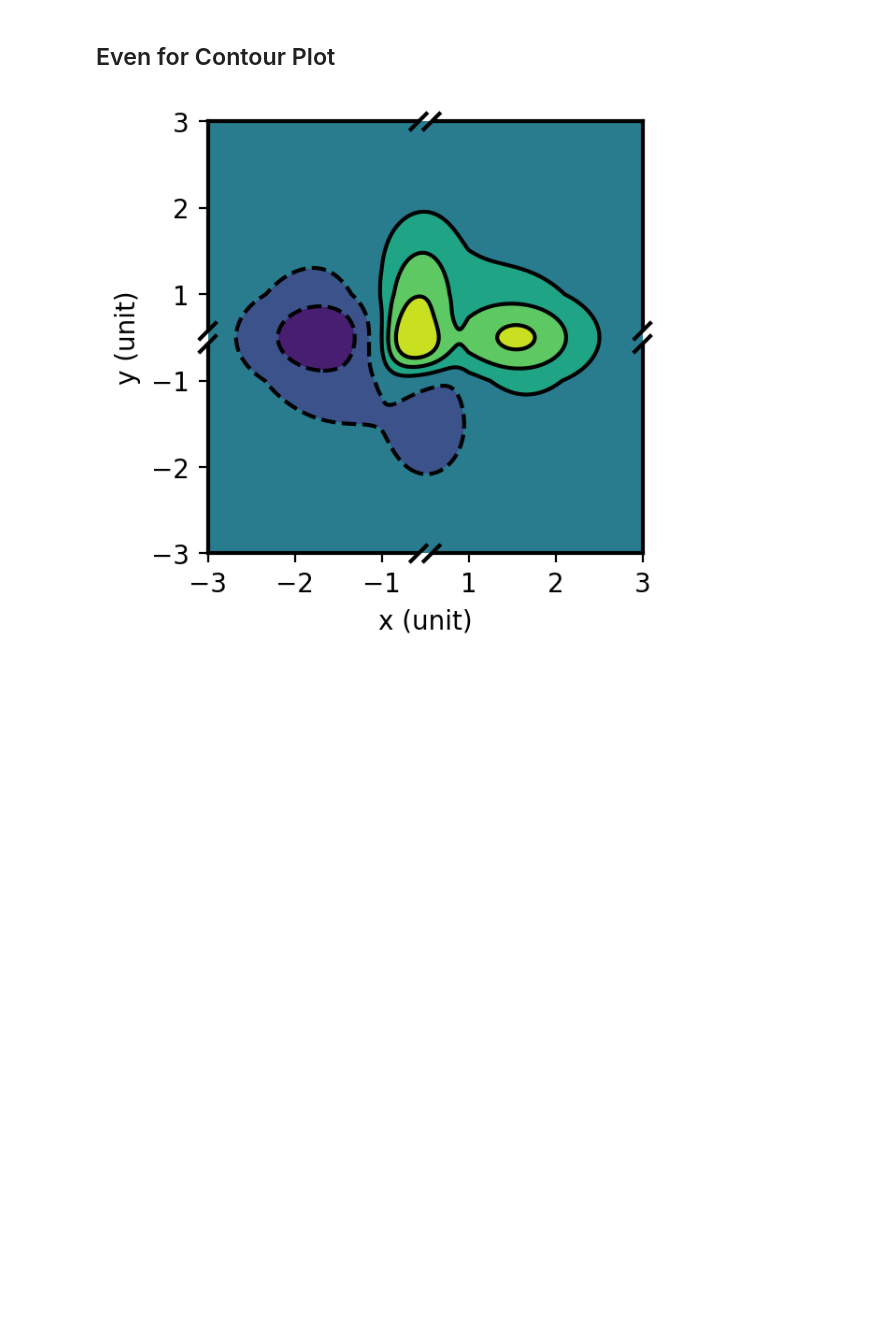
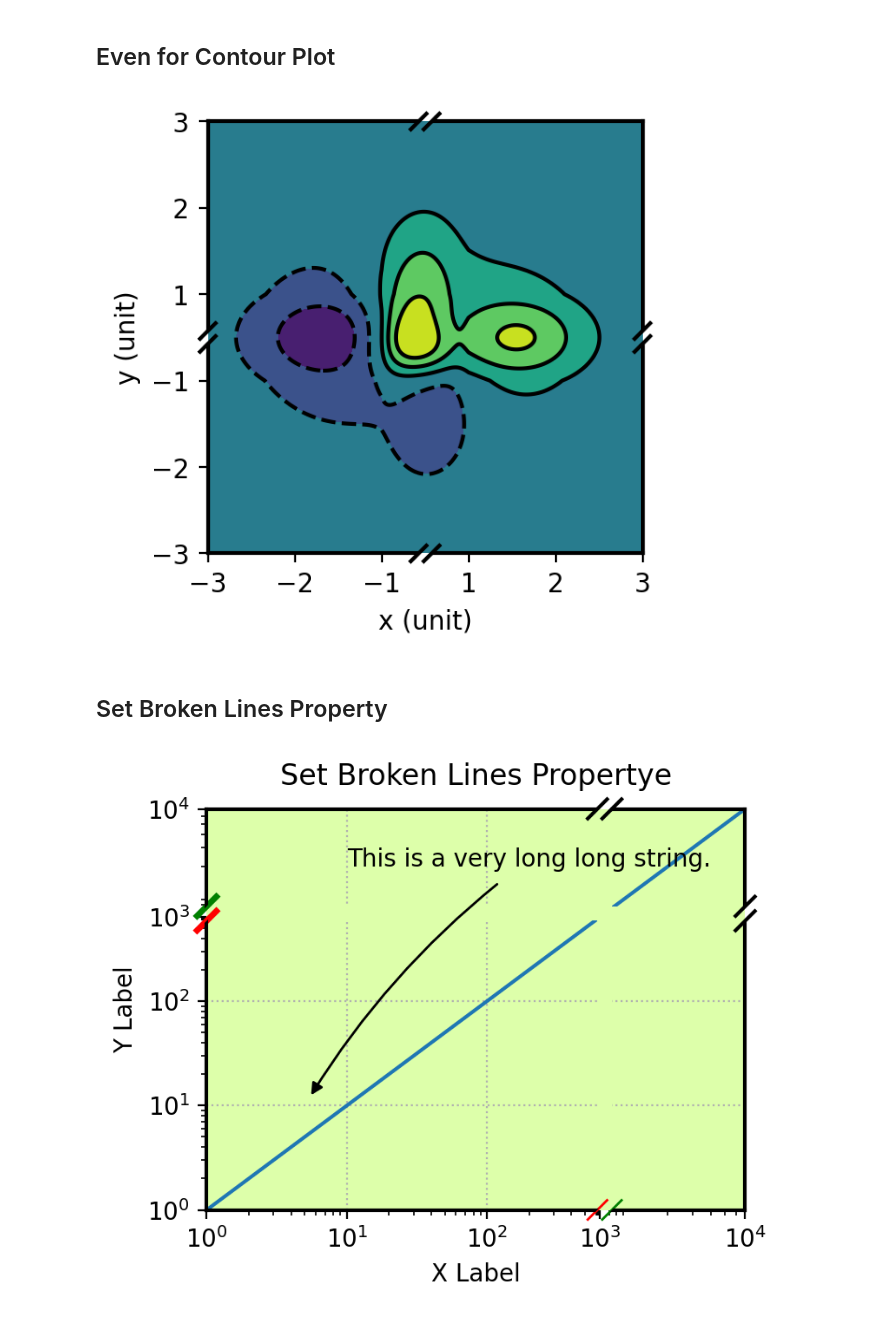
Before and after one commit to wuyao1997/break_axes, a Jupyter notebook: examples.ipynb, the cells around one changed output. Drawn from its saved outputs; the diff is of its cells as text; code cells hidden in the pictures; blank space fills up the shorter version.

```diff
--- a/examples.ipynb
+++ b/examples.ipynb
@@ -118,3 +124,51 @@ ax.set_yticks([-3,-2,-1,1,2,3])
 plt.show()
 # %% [output]
 [figure]
+# %% [markdown]
+## Set Broken Lines Property
+# %%
+import numpy as np
+
+x = np.logspace(0, 4, 100)
+
+fig, ax = plt.subplots(figsize=(4,3))
+ax.set(xlim=(1,10000), ylim=(1,10000), facecolor="#DDFFAA")
+ax.plot(x, x)
+ax.set_xticks([1, 10, 100, 500, 5000, 10000],
+              [1, 10, 100, 500, 5000, r'$10^4$'])
+ax.set_yticks([1, 10, 100, 500, 5000, 10000],
+              [1, 10, 100, 500, 5000, r'$10^4$'])
+
+ax.annotate("This is a very long long string.",
+    xy=(5, 10), xytext=(10, 5000),
+    arrowprops=dict(
+        arrowstyle='-|>',
+        connectionstyle="arc3,rad=0.1",
+        color='k',
+        shrinkA=5, shrinkB=5
+    )
+)
+
+ax.grid(ls=':')
+ax.set_xlabel("X Label")
+ax.set_ylabel("Y Label")
+ax.set_title("Set Broken Lines Propertye", pad=10)
+
+scale_axes(ax,
+    x_interval=[(600, 4000, 0.1)],
+    y_interval=[(600, 4000, 0.1)],
+    mode='log')
+broken_lines = broken_and_clip_axes(ax, x=[1500], y=[1500],
+    axes_clip=True, which='both', gap=6, dx=4, dy=4)
+
+bottom_left, bottom_right = broken_lines["bottom"][0]
+bottom_left.set(color='r', linewidth=1)
+bottom_right.set(color='g', linewidth=1)
+
+left_bottom, left_top = broken_lines["left"][0]
+left_bottom.set(color='r', linewidth=2.5)
+left_top.set(color='g', linewidth=2.5)
+
+plt.show()
+# %% [output]
+[figure, added]
```
Also changed, not shown: parts of 1 cell of this notebook, 8 other files.
